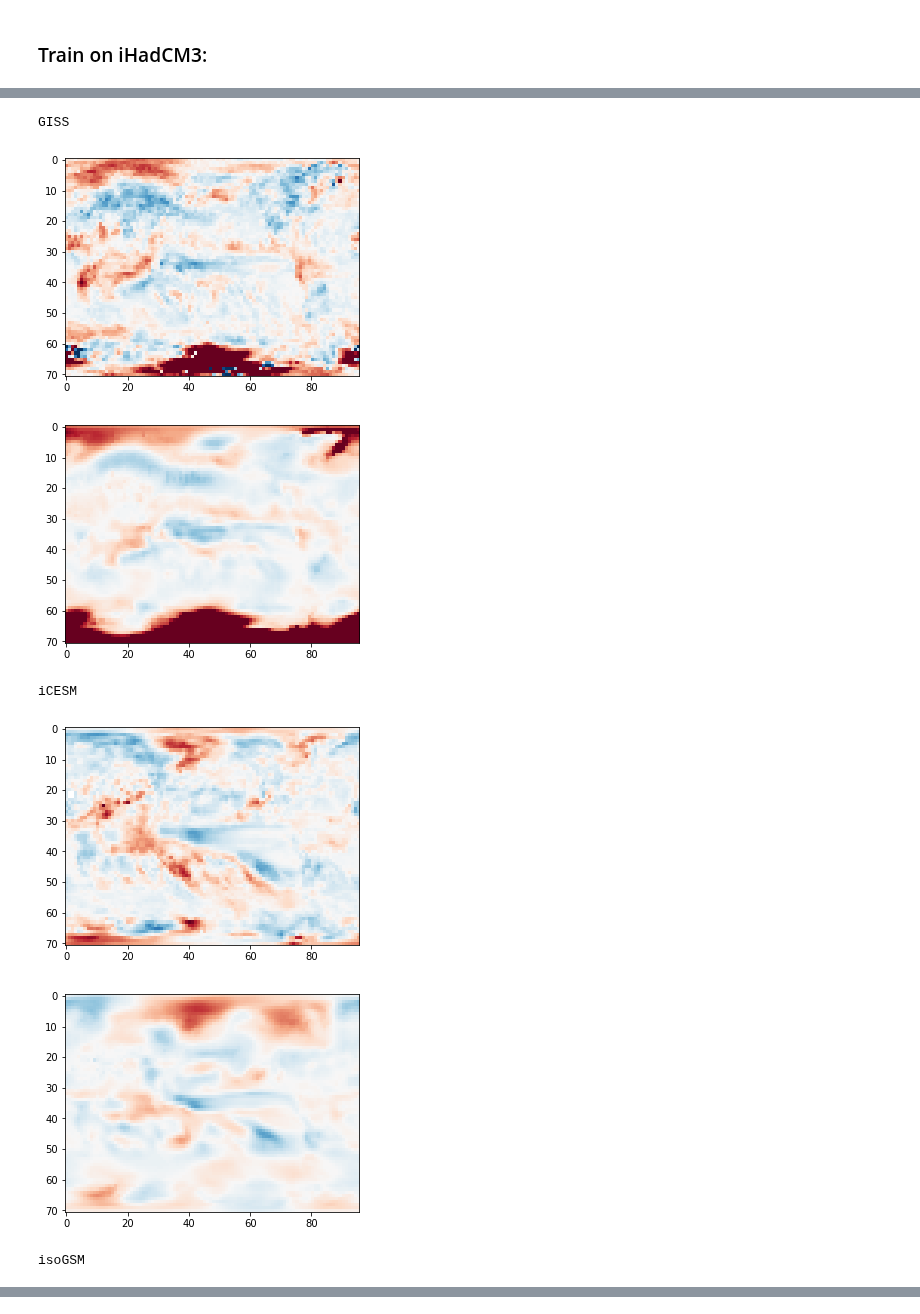
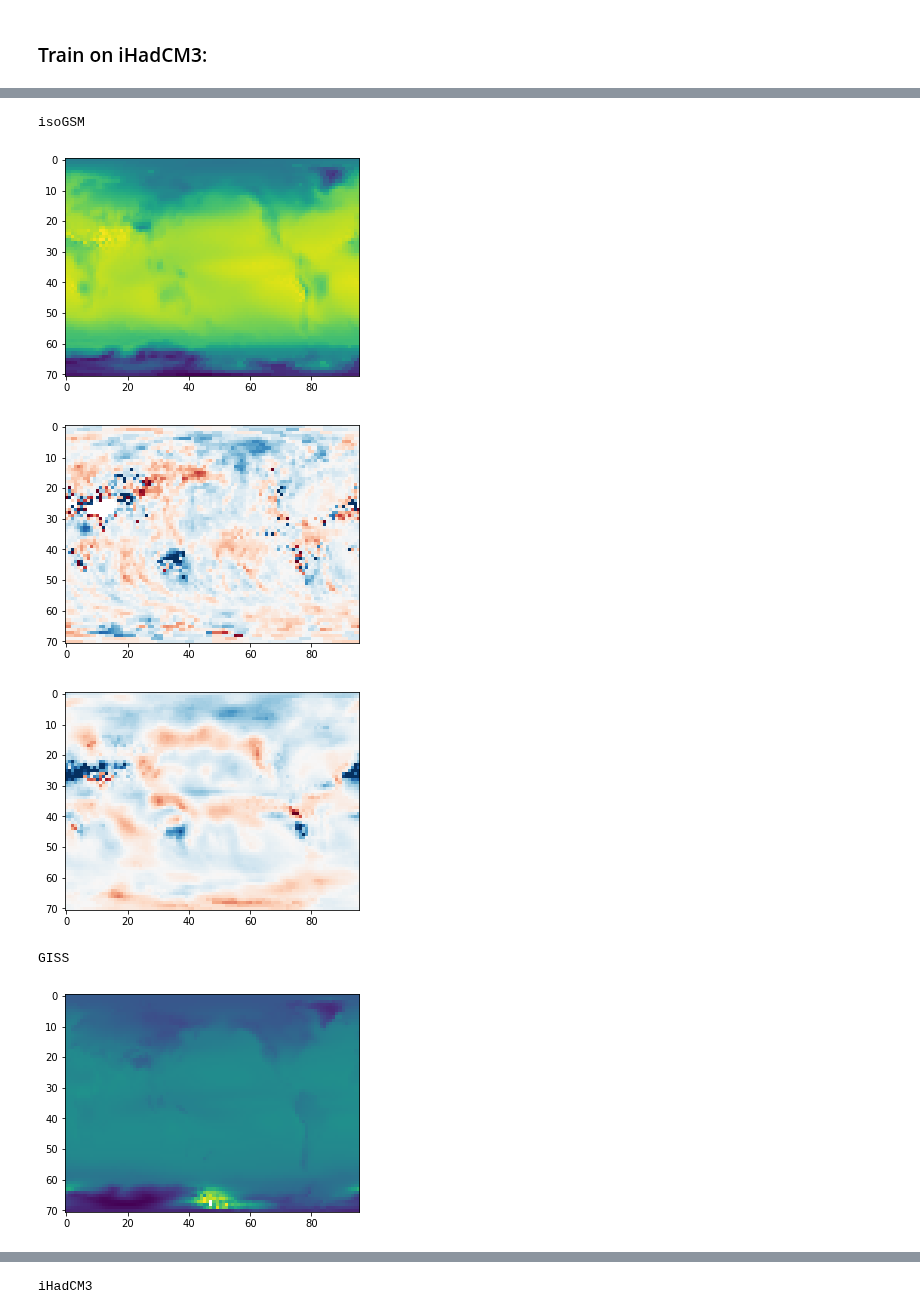
Before and after one commit to jonathanwider/isoEm, a Jupyter notebook: Test_crossprediction.ipynb, the cells around one changed output, grey strips where cells are left out. Cells and saved outputs as stored; diff of their text form; code cells hidden in the pictures.

Commit message:
plotting functions

```diff
--- a/Test_crossprediction.ipynb
+++ b/Test_crossprediction.ipynb
@@ -322,16 +323,17 @@ descriptions, predictions, gt, masks = load_data_for_comparison(output_folder, c
 # %%
 for i in range(len(gt)):
     print(descriptions[i]["DATASET_DESCRIPTION"]["CLIMATE_MODEL"])
     gt_mean = np.nanmean(gt[i],axis=(0,1))
+    plt.imshow(gt_mean)
+    plt.show()
     plt.imshow(gt[i][0,0,...] - gt_mean, vmin=-3, vmax=3, cmap="RdBu")
     plt.show()
     plt.imshow(predictions[i][0,0,...] - gt_mean, vmin=-3, vmax=3, cmap="RdBu")
     plt.show()
 # %% [output]
-GISS
+isoGSM
-[figure, old version]
+[figure, new version]
-[figure, old version]
+[figure, new version]
+[figure, new version]
-iCESM
+GISS
-[figure, old version]
-[figure, old version]
+[figure, new version]
-isoGSM
@@ -339,0 +342 @@ isoGSM
+iHadCM3
```
Also changed, not shown: parts of 11 cells of this notebook, 21 other files.
